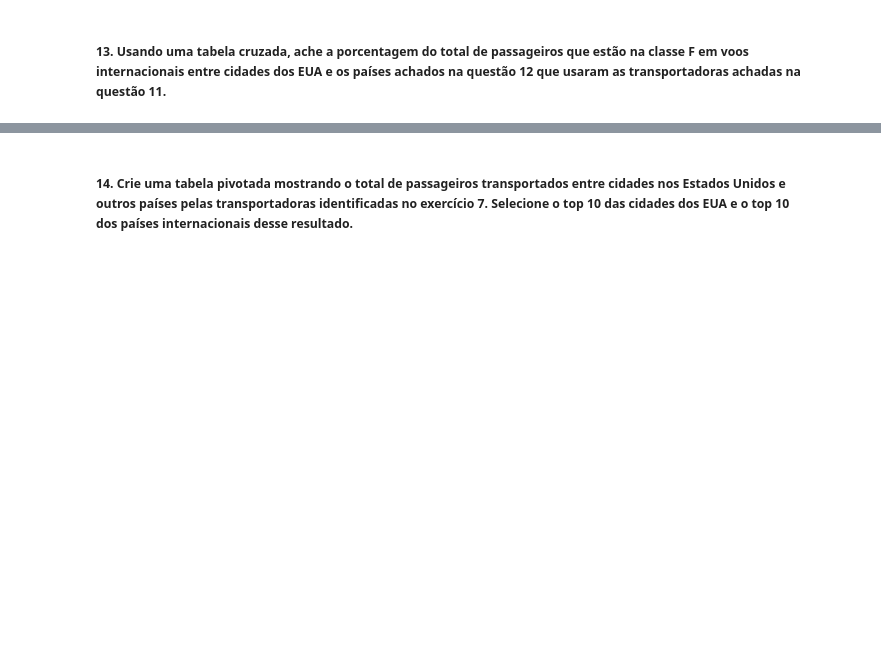
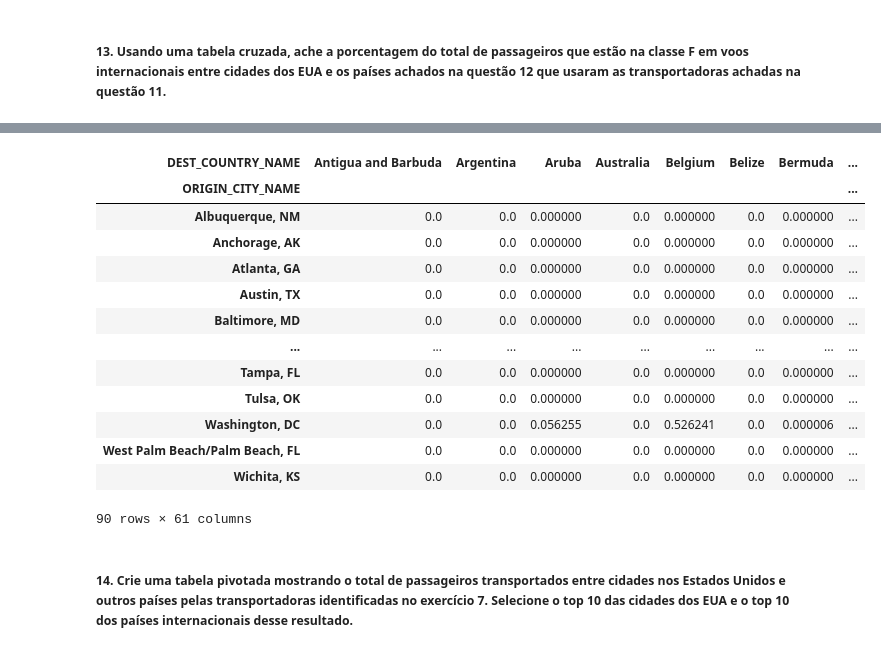
Before and after one commit to G7-DataScience/Exercicios, a Jupyter notebook: Grupo_Hands_on_Pandas.ipynb, the cells around one changed output, grey strips where cells are left out. Drawn from its saved outputs; the diff is of its cells as text; code cells hidden in the pictures; blank space fills up the shorter version.

Commit message:
Respostas questões 13 e 14. Questão 15 parcial

```diff
--- a/Grupo_Hands_on_Pandas.ipynb
+++ b/Grupo_Hands_on_Pandas.ipynb
@@ -231,4 +244,14 @@ df_q12
 ##### 13. Usando uma tabela cruzada, ache a porcentagem do total de passageiros que estão na classe F em voos internacionais entre cidades dos EUA e os países achados na questão 12 que usaram as transportadoras achadas na questão 11.
 # %%
 transportadoras_q11 = df_q11.index.to_list()
-paises_q12 = df_q12.index.to_list()
+temp_list = df_q12.index.to_list()
+paises_q12 = temp_list[:] # lista de países da questão 12
+paises_q12.remove('United States') # removendo USA para a condição internacional
+
+df_q13 = df[['UNIQUE_CARRIER_NAME', 'ORIGIN_COUNTRY_NAME', 'DEST_COUNTRY_NAME',
+        'ORIGIN_CITY_NAME', 'PASSENGERS', 'CLASS']]\
+        .loc[df['UNIQUE_CARRIER_NAME'].isin(transportadoras_q11) \
+        & (df['ORIGIN_COUNTRY_NAME']== 'United States')\
+        & df['DEST_COUNTRY_NAME'].isin(paises_q12)]
+
+df_q13
@@ -235,2 +272,22 @@ paises_q12 = df_q12.index.to_list()
+# %%
+#salvamos a tabela cruzada com os valores de porcentagem opcionalmente
+cross_tab = 100 * pd.crosstab(index=df_q13.ORIGIN_CITY_NAME, columns=df_q13.DEST_COUNTRY_NAME,
+values= df_q13.PASSENGERS, aggfunc='sum', normalize=True) # valor relativo ao total
+cross_tab
+# %% [output]
+| DEST_COUNTRY_NAME | Antigua and Barbuda | Argentina | Aruba | Australia | Belgium | Belize | Bermuda | ... |
+| ORIGIN_CITY_NAME |  |  |  |  |  |  |  | ... |
+| Albuquerque, NM | 0.0 | 0.0 | 0.000000 | 0.0 | 0.000000 | 0.0 | 0.000000 | ... |
+| Anchorage, AK | 0.0 | 0.0 | 0.000000 | 0.0 | 0.000000 | 0.0 | 0.000000 | ... |
+| Atlanta, GA | 0.0 | 0.0 | 0.000000 | 0.0 | 0.000000 | 0.0 | 0.000000 | ... |
+| Austin, TX | 0.0 | 0.0 | 0.000000 | 0.0 | 0.000000 | 0.0 | 0.000000 | ... |
+| Baltimore, MD | 0.0 | 0.0 | 0.000000 | 0.0 | 0.000000 | 0.0 | 0.000000 | ... |
+| ... | ... | ... | ... | ... | ... | ... | ... | ... |
+| Tampa, FL | 0.0 | 0.0 | 0.000000 | 0.0 | 0.000000 | 0.0 | 0.000000 | ... |
+| Tulsa, OK | 0.0 | 0.0 | 0.000000 | 0.0 | 0.000000 | 0.0 | 0.000000 | ... |
+| Washington, DC | 0.0 | 0.0 | 0.056255 | 0.0 | 0.526241 | 0.0 | 0.000006 | ... |
+| West Palm Beach/Palm Beach, FL | 0.0 | 0.0 | 0.000000 | 0.0 | 0.000000 | 0.0 | 0.000000 | ... |
+| Wichita, KS | 0.0 | 0.0 | 0.000000 | 0.0 | 0.000000 | 0.0 | 0.000000 | ... |
+90 rows × 61 columns
 # %% [markdown]
 ##### 14. Crie uma tabela pivotada mostrando o total de passageiros transportados entre cidades nos Estados Unidos e outros países pelas transportadoras identificadas no exercício 7. Selecione o top 10 das cidades dos EUA e o top 10 dos países internacionais desse resultado.
```
Also changed, not shown: parts of 6 cells of this notebook.
